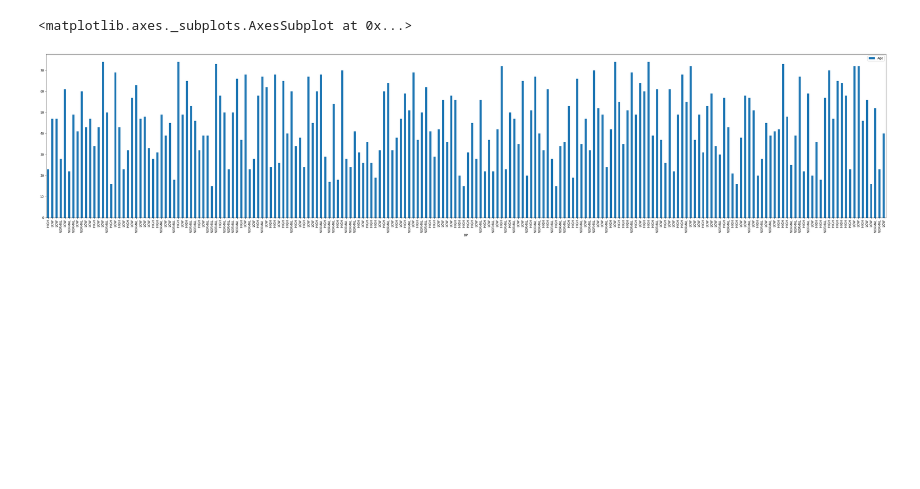
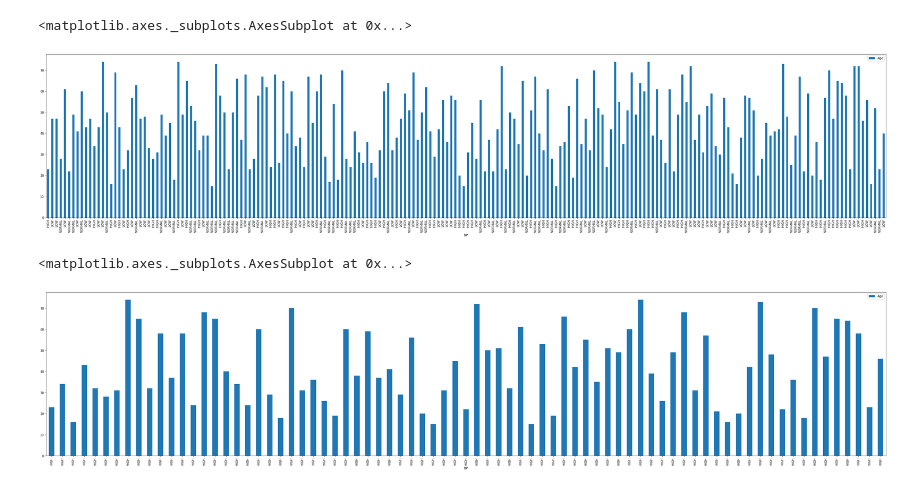
Before and after one commit to MuhammadOwais444/DERMATOLOGIST-CONSULTANCY-EXPERT-SYSTEM, a Jupyter notebook: Muhammad_Owais_week_5_Task.ipynb, the cells around one changed output. Cells and saved outputs as stored; diff of their text form; code cells hidden in the pictures; blank space fills up the shorter version.

```diff
--- a/Muhammad_Owais_week_5_Task.ipynb
+++ b/Muhammad_Owais_week_5_Task.ipynb
@@ -114,4 +114,9 @@ data2.plot(x='BP', y='Age', kind = "bar", figsize=(50, 10))
 <matplotlib.axes._subplots.AxesSubplot at 0x...>
 [figure]
 # %%
-data3 = data2.[A]
+data3 = data2[(data2['BP'] =="HIGH")]
+# %%
+data3.plot(x='BP', y='Age', kind = "bar", figsize=(50, 10))
+# %% [output]
+<matplotlib.axes._subplots.AxesSubplot at 0x...>
+[figure, added]
```
Also changed, not shown: parts of 2 cells of this notebook.
